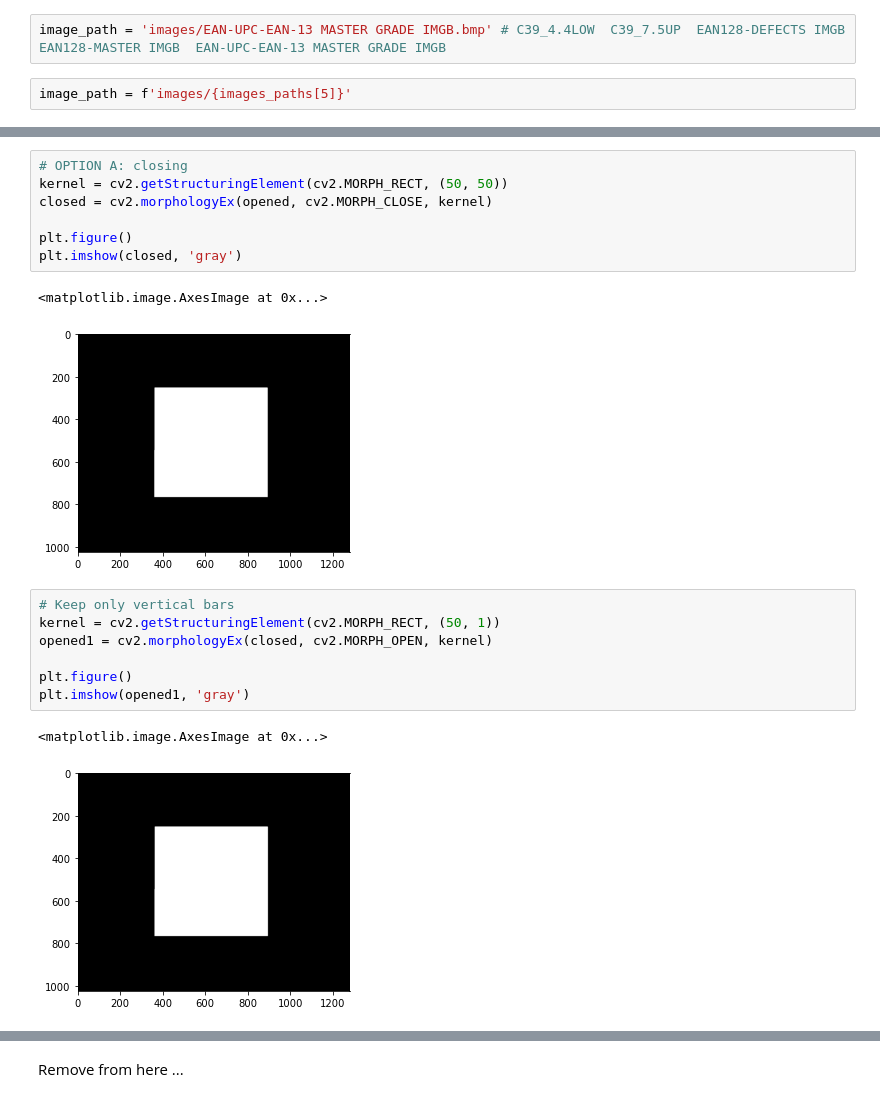
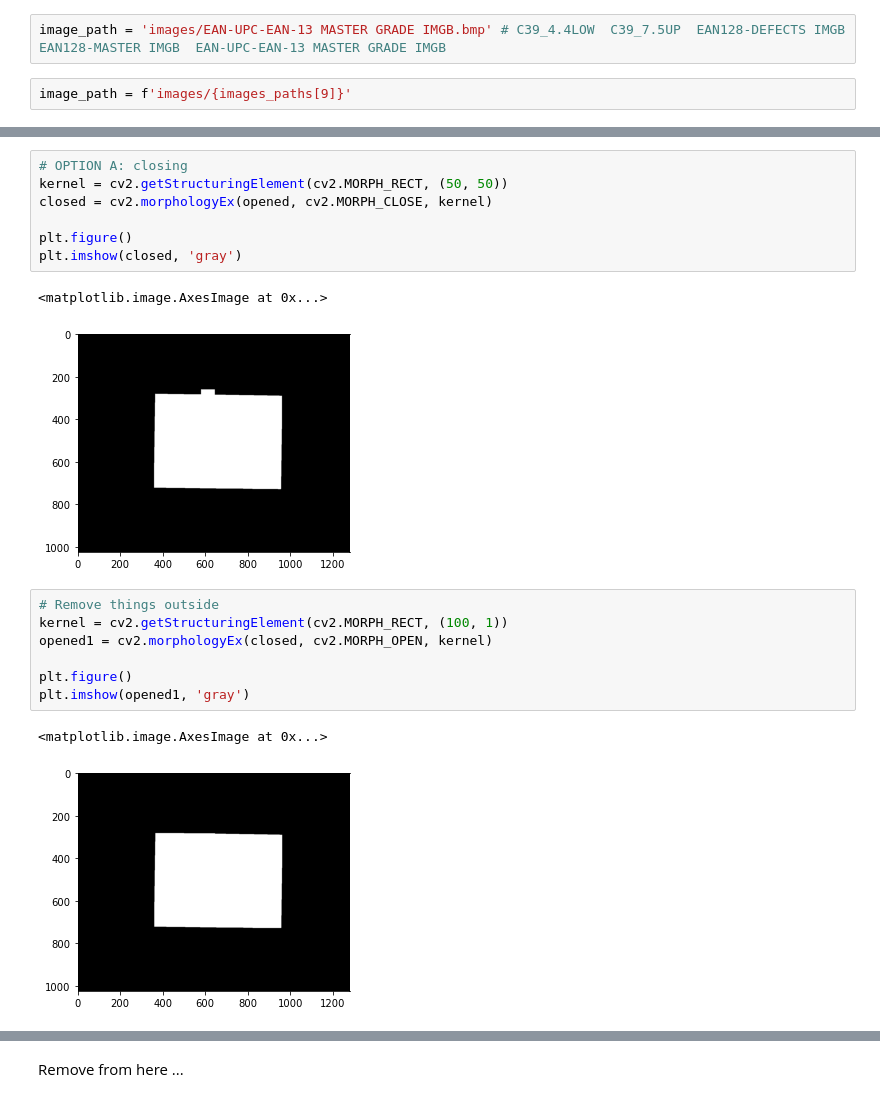
Before and after one commit to EnricoPittini/Barcodes-verification, a Jupyter notebook: Tests2.ipynb, the cells around one changed output, grey strips where cells are left out. Saved outputs shown, nothing was run; the diff lists cells and outputs as text.

```diff
--- a/Tests2.ipynb
+++ b/Tests2.ipynb
@@ -11,7 +11,7 @@ images_paths = [f for f in listdir('images') if isfile(join('images', f))]
 # %%
 image_path = 'images/EAN-UPC-EAN-13 MASTER GRADE IMGB.bmp' # C39_4.4LOW  C39_7.5UP  EAN128-DEFECTS IMGB  EAN128-MASTER IMGB  EAN-UPC-EAN-13 MASTER GRADE IMGB
 # %%
-image_path = f'images/{images_paths[5]}'
+image_path = f'images/{images_paths[9]}'
 # %%
 # load the image and convert it to grayscale
 image = cv2.imread(image_path)
@@ -64,17 +64,17 @@ plt.figure()
 plt.imshow(closed, 'gray')
 # %% [output]
 <matplotlib.image.AxesImage at 0x...>
-[figure, old version]
+[figure, new version]
 # %%
-# Keep only vertical bars
-kernel = cv2.getStructuringElement(cv2.MORPH_RECT, (50, 1))
+# Remove things outside
+kernel = cv2.getStructuringElement(cv2.MORPH_RECT, (100, 1))
 opened1 = cv2.morphologyEx(closed, cv2.MORPH_OPEN, kernel)
 
 plt.figure()
 plt.imshow(opened1, 'gray')
 # %% [output]
 <matplotlib.image.AxesImage at 0x...>
-[figure, old version]
+[figure, new version]
 # %%
 kernel = np.zeros((11,11),np.uint8)
 kernel[5,:] = 1
```
Also changed, not shown: parts of 9 cells of this notebook, 2 other files.
